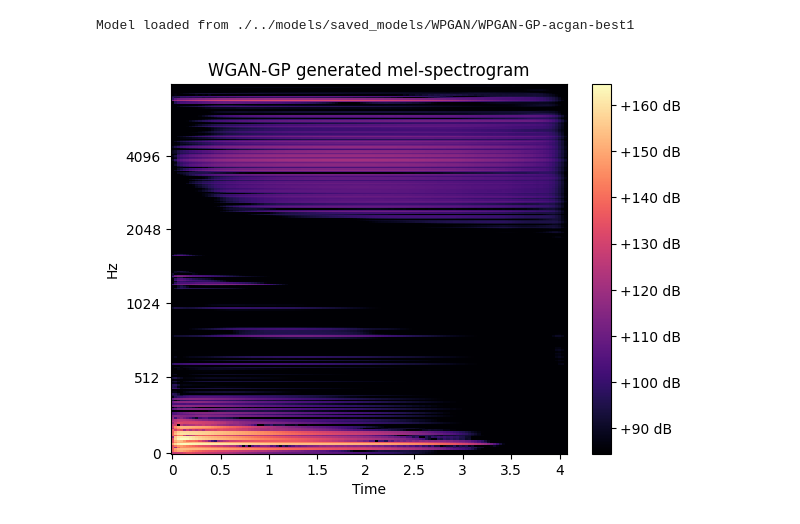
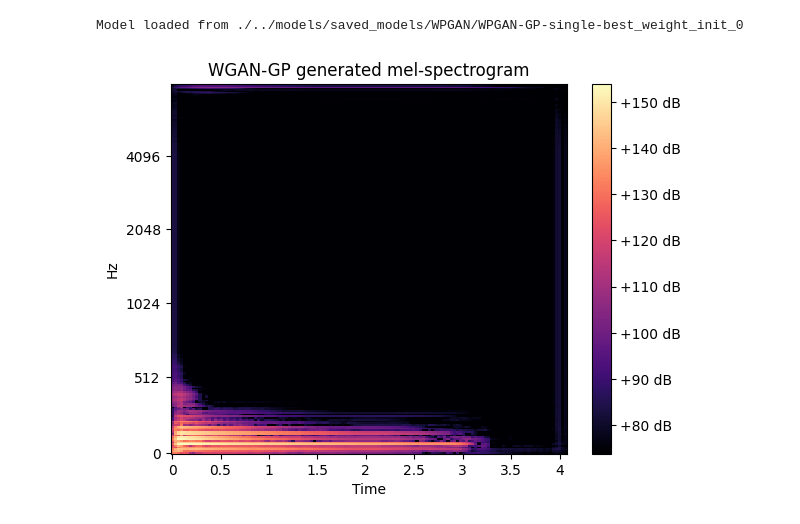
Before and after one commit to Michal2711/MusicSamplesGenerator, a Jupyter notebook: notebooks/10-test-use-pretrained.ipynb, the cells around one changed output. Cells and saved outputs as stored; diff of their text form; code cells hidden in the pictures.

```diff
--- a/notebooks/10-test-use-pretrained.ipynb
+++ b/notebooks/10-test-use-pretrained.ipynb
@@ -27,13 +30,16 @@ Music_WPGAN = WPGAN_GP(
     gen_output_dim=gen_output_dim,
     c=c,
     n_critic=n_critic,
+    lambda_gp=lambda_gp,
     acgan=acgan,
     feature_size=feature_size,
     features_keys_order = features_keys_order
 )
 # %%
-# pretrained_path = './../models/saved_models/WPGAN/WPGAN-GP-single-best3'
-pretrained_path = './../models/saved_models/WPGAN/WPGAN-GP-acgan-best1'
+pretrained_path = './../models/saved_models/WPGAN/WPGAN-GP-single-best_weight_init_0'
+# pretrained_path = './../models/saved_models/WPGAN/WPGAN-GP-acgan-best1'
+# pretrained_path = './../models/saved_models/WPGAN/WPGAN-GP-single-best-acgan'
+
 Music_WPGAN.load_pretrained_model(pretrained_path, load_optimizers=True)
 # %% [output]
-Model loaded from ./../models/saved_models/WPGAN/WPGAN-GP-acgan-best1
+Model loaded from ./../models/saved_models/WPGAN/WPGAN-GP-single-best_weight_init_0
@@ -54,16 +46,33 @@ def generate(n_samples=1):
+# %%
+import torch
+
+# test conditional vectors
+bass_feature_vector = torch.zeros(1, 11)
+keyboard_feature_vector = torch.zeros(1, 11)
+bass_indices = [0]
+keyboard_indices = [4]
+bass_feature_vector[0, bass_indices] = 1
+keyboard_feature_vector[0, keyboard_indices] = 1
 # %%
-def generate_with_condition(n_samples=1):
-    Music_WPGAN.generator.eval()
+def generate_spectrogram():
+
+    bass_feature_vector = torch.zeros(1, 11)
+    keyboard_feature_vector = torch.zeros(1, 11)
+    bass_indices = [0]
+    keyboard_indices = [4]
+    bass_feature_vector[0, bass_indices] = 1
+    keyboard_feature_vector[0, keyboard_indices] = 1
+
+    bass_feature_vector = bass_feature_vector.view(1, 11, 1, 1).to(Music_WPGAN.device)
+    keyboard_feature_vector = keyboard_feature_vector.view(1, 11, 1, 1).to(Music_WPGAN.device)
 
     z = torch.randn(1, Music_WPGAN.latent_dim, 1, 1).to(Music_WPGAN.device)
     if Music_WPGAN.acgan:
-        bass_feature_vector = torch.zeros(1, 11)
-        bass_indices = [0]
-        bass_feature_vector[0, bass_indices] = 1
-        bass_feature_vector = bass_feature_vector.view(1, 11, 1, 1).to(Music_WPGAN.device)
         random_feature_vector = Music_WPGAN.classification_criterion.create_random_feature_vectors(b_size=1)
         random_feature_vector = random_feature_vector.view(1, -1, 1, 1).to(Music_WPGAN.device)
-        z = torch.cat((z, bass_feature_vector), dim=1)
+        z = torch.cat((z, random_feature_vector), dim=1)
+        # z = torch.cat((z, keyboard_feature_vector), dim=1)
+        # z = torch.cat((z, bass_feature_vector), dim=1)
     generated_spectrogram = Music_WPGAN.generator(z)
 
     spectrogram = generated_spectrogram.cpu().detach()
@@ -93,7 +103,7 @@ def get_audio_from_melspectrogram(melspectrogram):
     )
     return audio
 # %%
-spectrogram = generate_with_condition(1)
+spectrogram = generate_spectrogram()
 plot_spectrogram(spectrogram)
 # %% [output]
-[figure, old version]
+[figure, new version]
```
Also changed, not shown: parts of 4 cells of this notebook, 24 other files.
